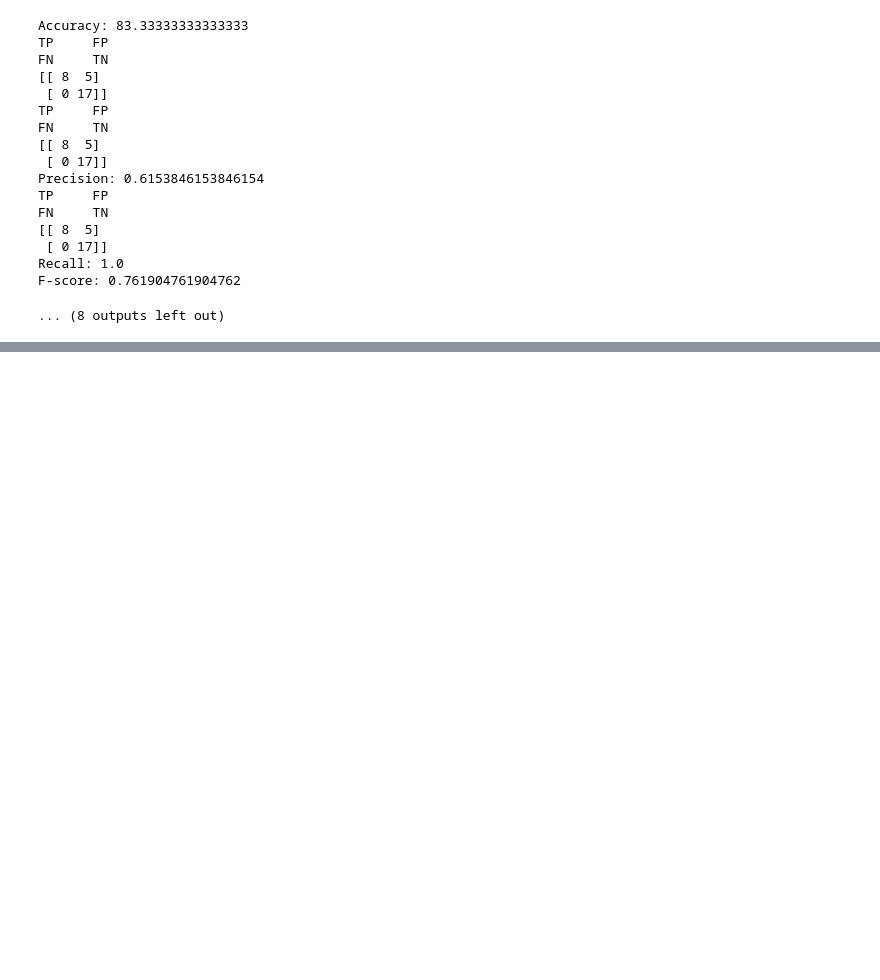
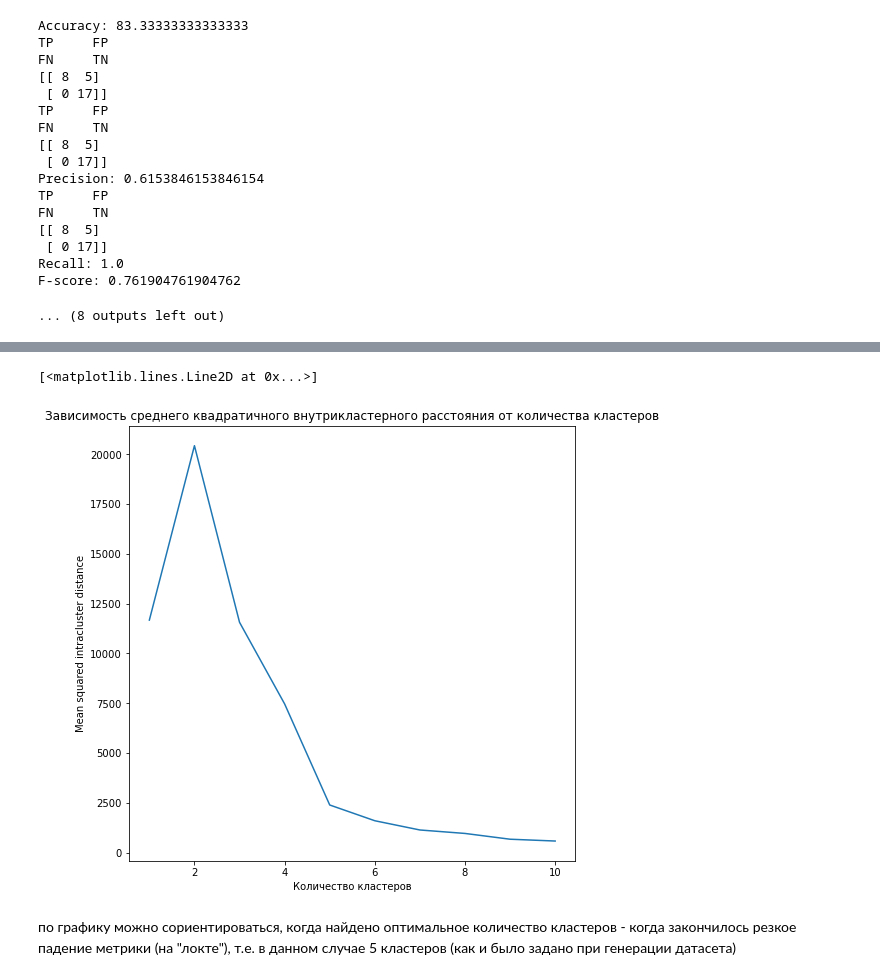
Before and after one commit to mr-Brain1201/Data_analysis_algorithms, a Jupyter notebook: Lesson_7.ipynb, the cells around one changed output, grey strips where cells are left out. Drawn from its saved outputs; the diff is of its cells as text; code cells hidden in the pictures; blank space fills up the shorter version.

```diff
--- a/Lesson_7.ipynb
+++ b/Lesson_7.ipynb
@@ -559,0 +669,11 @@ F-score: 0.8421052631578948
+# %%
+plt.figure(figsize=(8, 8))
+plt.title('Зависимость среднего квадратичного внутрикластерного расстояния от количества кластеров')
+plt.xlabel('Количество кластеров')
+plt.ylabel('Mean squared intracluster distance')
+plt.plot(k_list, msd_list)
+# %% [output]
+[<matplotlib.lines.Line2D at 0x...>]
+[figure, added]
+# %% [markdown]
+по графику можно сориентироваться, когда найдено оптимальное количество кластеров - когда закончилось резкое падение метрики (на "локте"), т.е. в данном случае 5 кластеров (как и было задано при генерации датасета)
```
Also changed, not shown: parts of 12 cells of this notebook.
